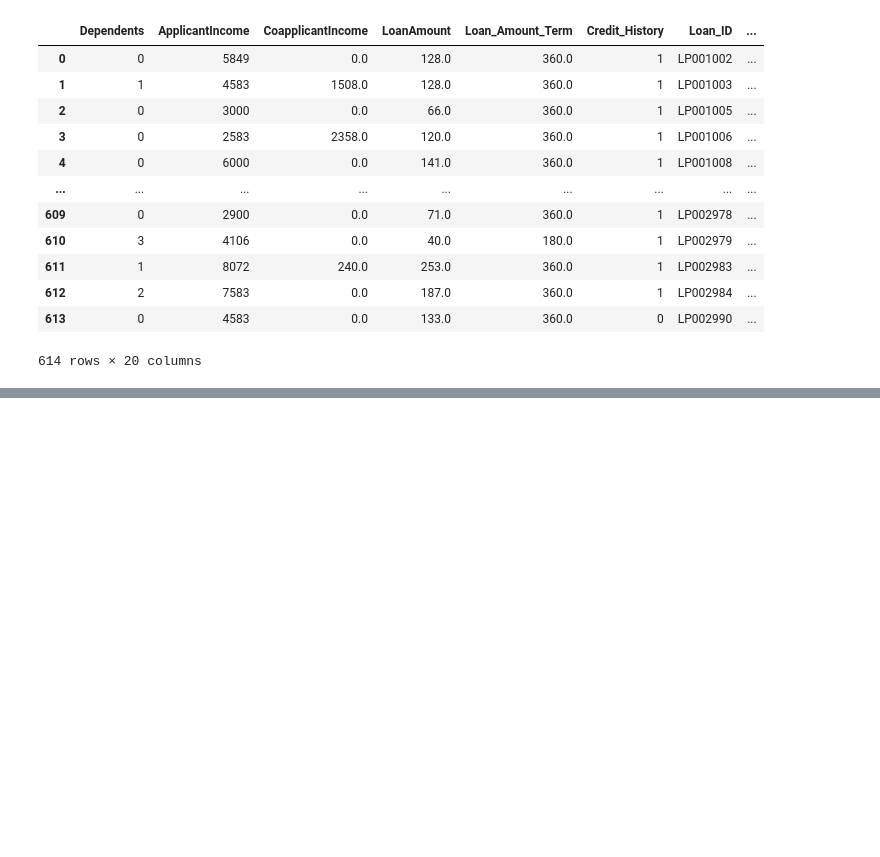
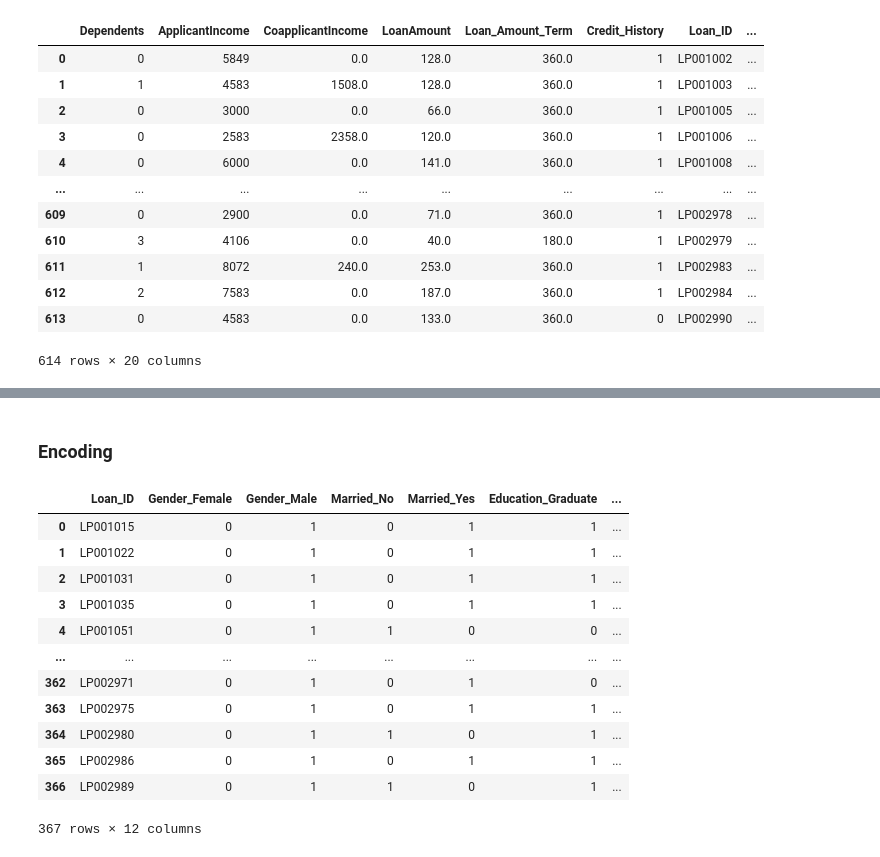
Before and after one commit to Tobiemma/ml_loan_classification, a Jupyter notebook: jupyter/loan_dawr.ipynb, the cells around one changed output, grey strips where cells are left out. Drawn from its saved outputs; the diff is of its cells as text; code cells hidden in the pictures; blank space fills up the shorter version.

```diff
--- a/jupyter/loan_dawr.ipynb
+++ b/jupyter/loan_dawr.ipynb
@@ -407,0 +447,5 @@ df_clean.to_csv('../data_clean/data_train_clean.csv', index=False)
+# %%
+# replace object '3+' values with int 3 values
+df_test['Dependents'].replace('3+', 3, inplace=True)
+# verify unique values
+df_test['Dependents'].unique()
@@ -407,0 +454,3 @@ df_clean.to_csv('../data_clean/data_train_clean.csv', index=False)
+# %%
+#Convert object values to float64
+df_test['Dependents']= df['Dependents'].astype(float)
@@ -407,0 +564,19 @@ df_clean.to_csv('../data_clean/data_train_clean.csv', index=False)
+# %% [markdown]
+### Encoding
+# %%
+cat_data_test_hot = pd.get_dummies(cat_data_test, columns = ['Gender', 'Married','Education', 'Self_Employed', 'Property_Area'], dtype=int)
+cat_data_test_hot
+# %% [output]
+|  | Loan_ID | Gender_Female | Gender_Male | Married_No | Married_Yes | Education_Graduate | ... |
+| 0 | LP001015 | 0 | 1 | 0 | 1 | 1 | ... |
+| 1 | LP001022 | 0 | 1 | 0 | 1 | 1 | ... |
+| 2 | LP001031 | 0 | 1 | 0 | 1 | 1 | ... |
+| 3 | LP001035 | 0 | 1 | 0 | 1 | 1 | ... |
+| 4 | LP001051 | 0 | 1 | 1 | 0 | 0 | ... |
+| ... | ... | ... | ... | ... | ... | ... | ... |
+| 362 | LP002971 | 0 | 1 | 0 | 1 | 0 | ... |
+| 363 | LP002975 | 0 | 1 | 0 | 1 | 1 | ... |
+| 364 | LP002980 | 0 | 1 | 1 | 0 | 1 | ... |
+| 365 | LP002986 | 0 | 1 | 0 | 1 | 1 | ... |
+| 366 | LP002989 | 0 | 1 | 1 | 0 | 1 | ... |
+367 rows × 12 columns
```
Also changed, not shown: parts of 35 cells of this notebook.
